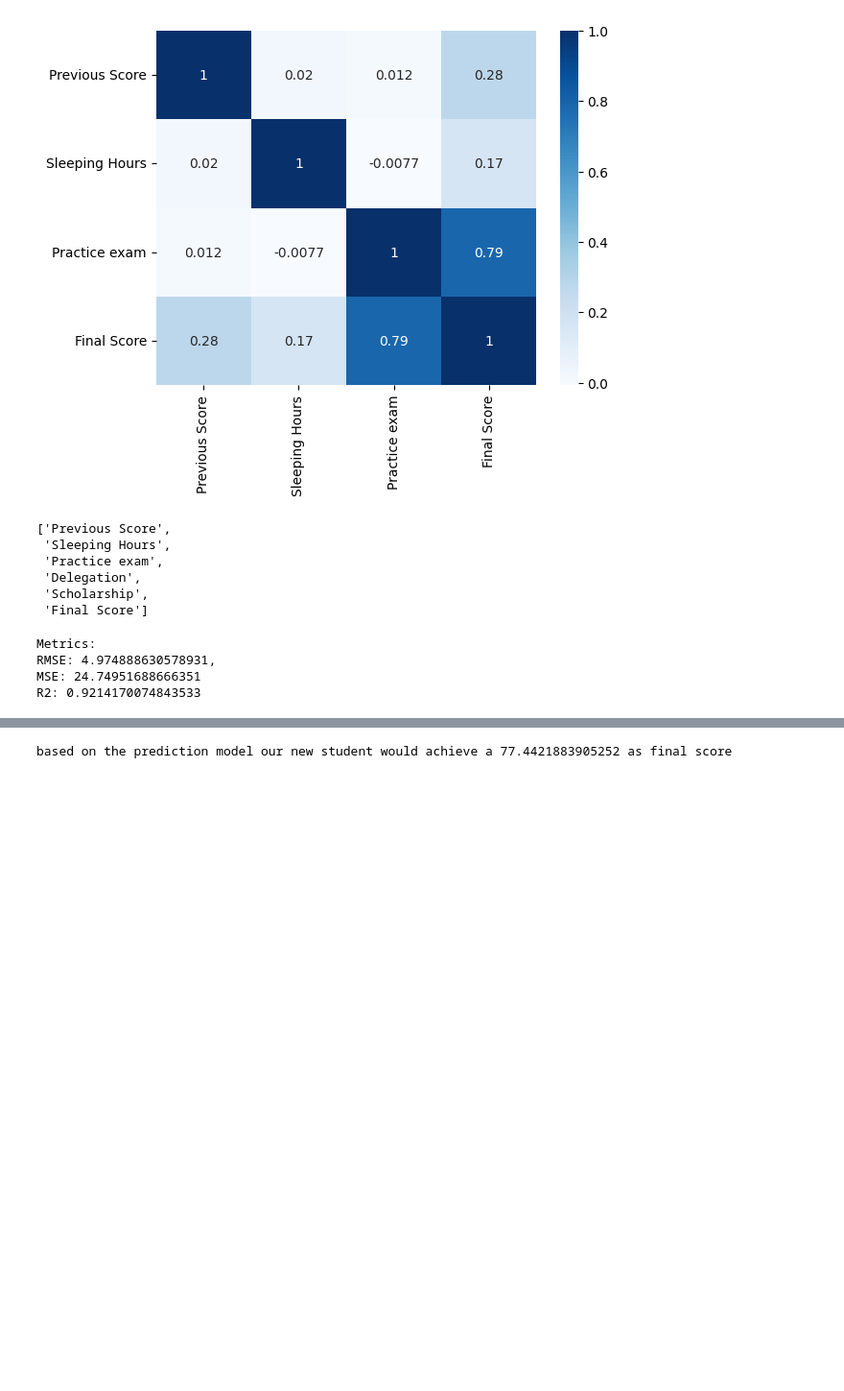
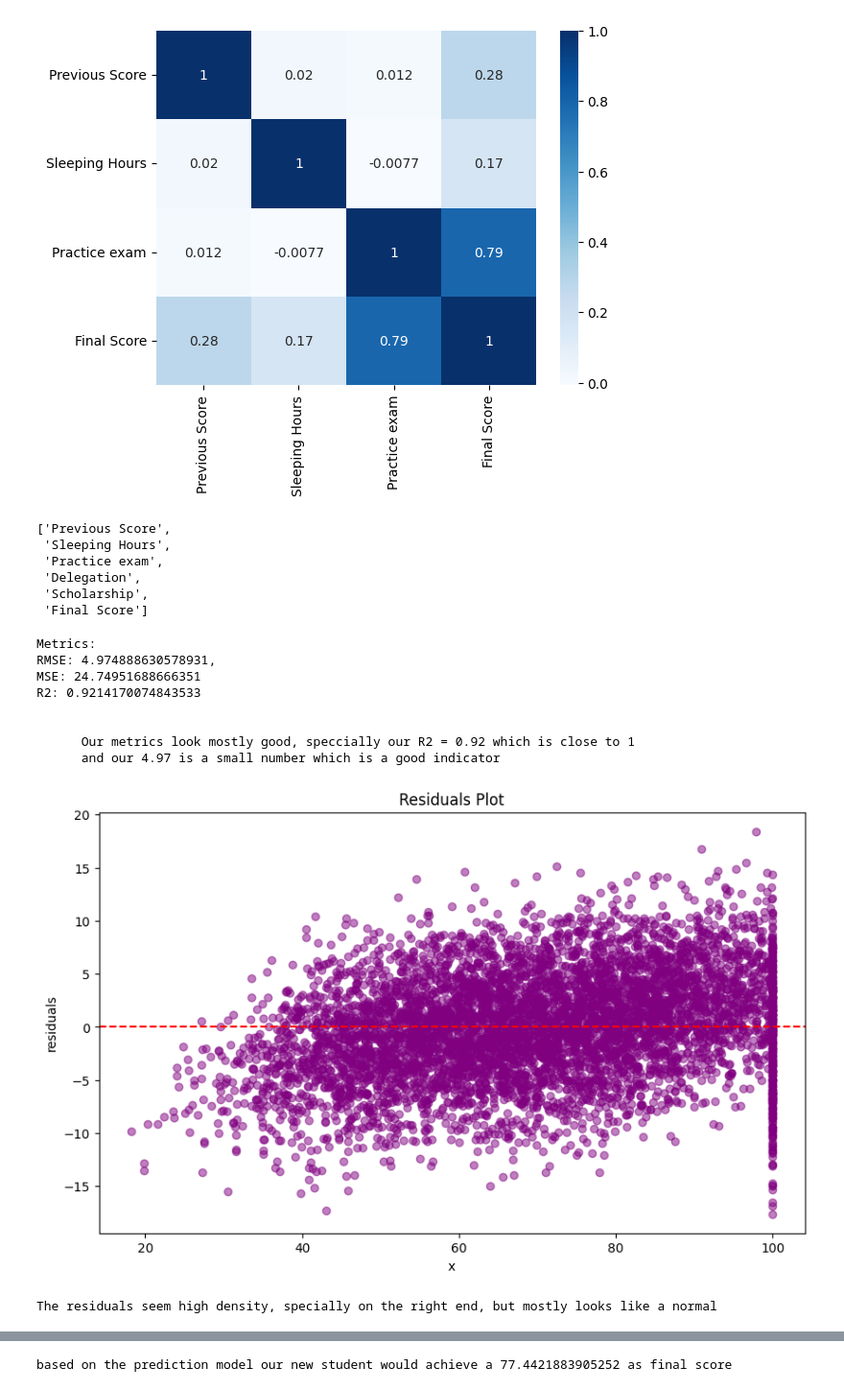
Before and after one commit to Zero5896/Multivariate-Regression, a Jupyter notebook: Working with Categorical Data..ipynb, the cells around one changed output, grey strips where cells are left out. Shown at 96% size. Drawn from its saved outputs; the diff is of its cells as text; code cells hidden in the pictures; blank space fills up the shorter version.

```diff
--- a/Working with Categorical Data..ipynb
+++ b/Working with Categorical Data..ipynb
@@ -185,8 +189,33 @@ RMSE: {np.sqrt(mean_squared_error(y_pred, Y_test))},
 MSE: {mean_squared_error(y_pred, Y_test)}
 R2: {r2_score(Y_test, y_pred)}
 ''')
+
+print(f'''
+      Our metrics look mostly good, speccially our R2 = {r2_score(Y_test, y_pred):.2f} which is close to 1
+      and our {np.sqrt(mean_squared_error(y_pred, Y_test)):.2f} is a small number which is a good indicator
+      ''')
 # %% [output]
 Metrics:
 RMSE: 4.974888630578931,
 MSE: 24.74951688666351
 R2: 0.9214170074843533
+
+
+      Our metrics look mostly good, speccially our R2 = 0.92 which is close to 1
+      and our 4.97 is a small number which is a good indicator
+# %%
+residuals = Y_test - y_pred
+residuals = residuals.values
+
+plt.figure(figsize=(10, 6))
+plt.scatter(Y_test, residuals, color = 'purple', alpha = 0.5)
+plt.axhline(y = 0, color = 'red', linestyle ='--')
+plt.title('Residuals Plot')
+plt.xlabel('x')
+plt.ylabel('residuals')
+
+plt.show()
+print("The residuals seem high density, specially on the right end, but mostly looks like a normal")
+# %% [output]
+[figure, added]
+The residuals seem high density, specially on the right end, but mostly looks like a normal
```
Also changed, not shown: parts of 7 cells of this notebook, 1 other file.
